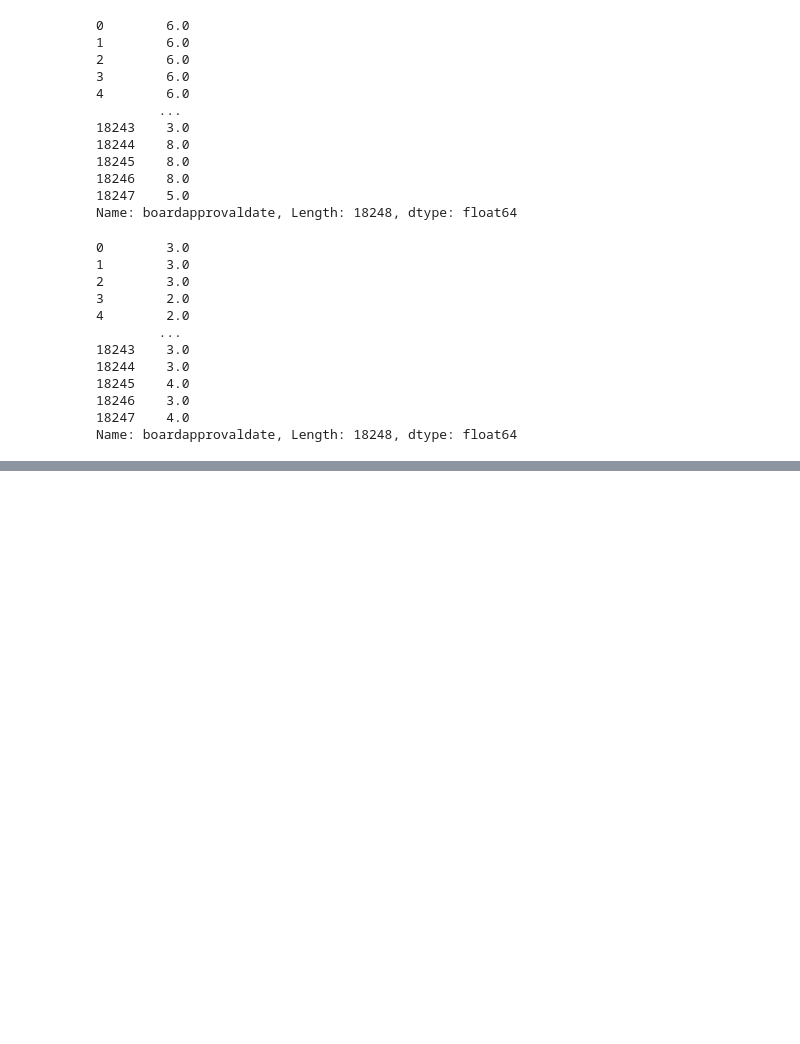
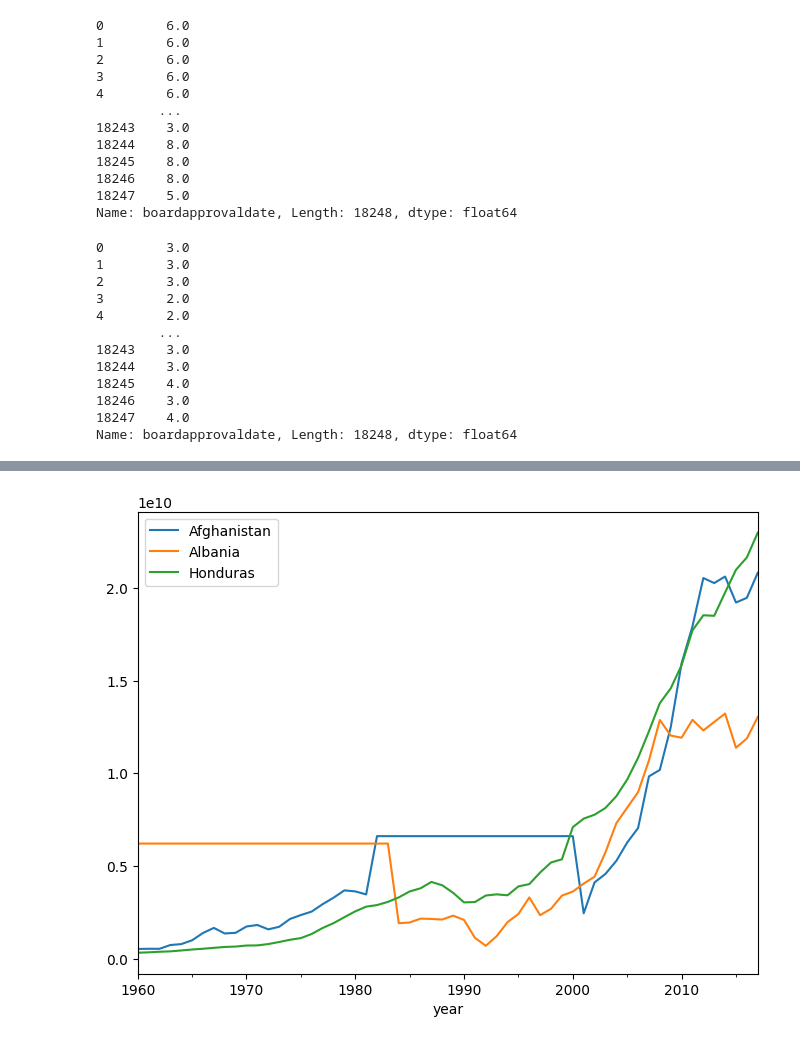
Before and after one commit to RohanJung/ETL_pipeline, a Jupyter notebook: Notebook/intial.ipynb, the cells around one changed output, grey strips where cells are left out. Cells and saved outputs as stored; diff of their text form; code cells hidden in the pictures; blank space fills up the shorter version.

```diff
--- a/Notebook/intial.ipynb
+++ b/Notebook/intial.ipynb
@@ -467,0 +539,4 @@ df_projects['closingweekday'] = df_projects['closingdate'].dt.weekday
+# %%
+plot_results('GDP_filled')
+# %% [output]
+[figure, added]
```
Also changed, not shown: parts of 23 cells of this notebook.
